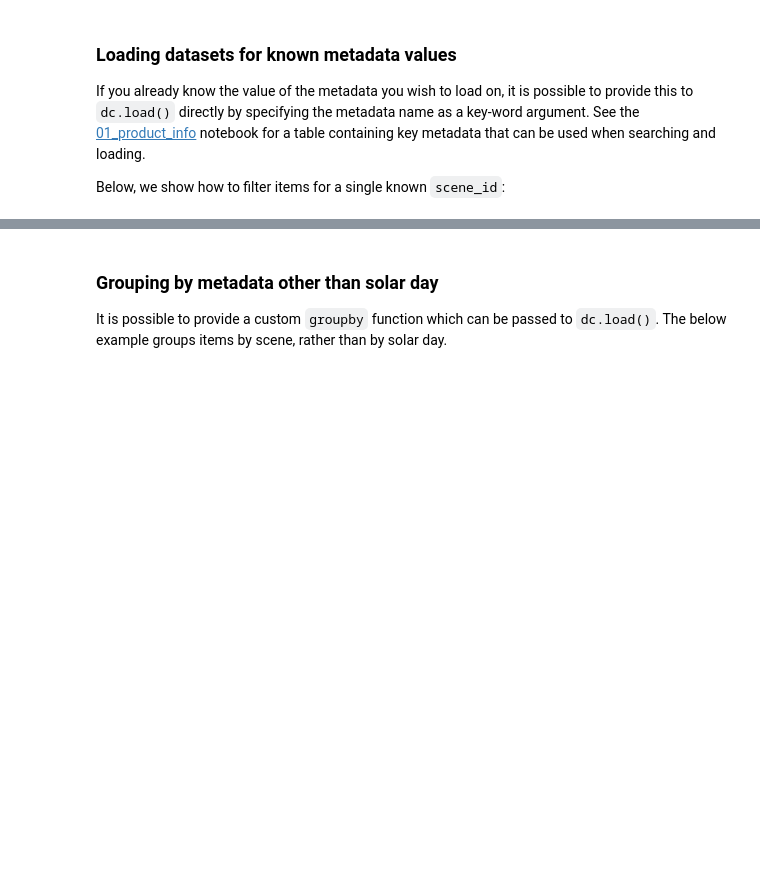
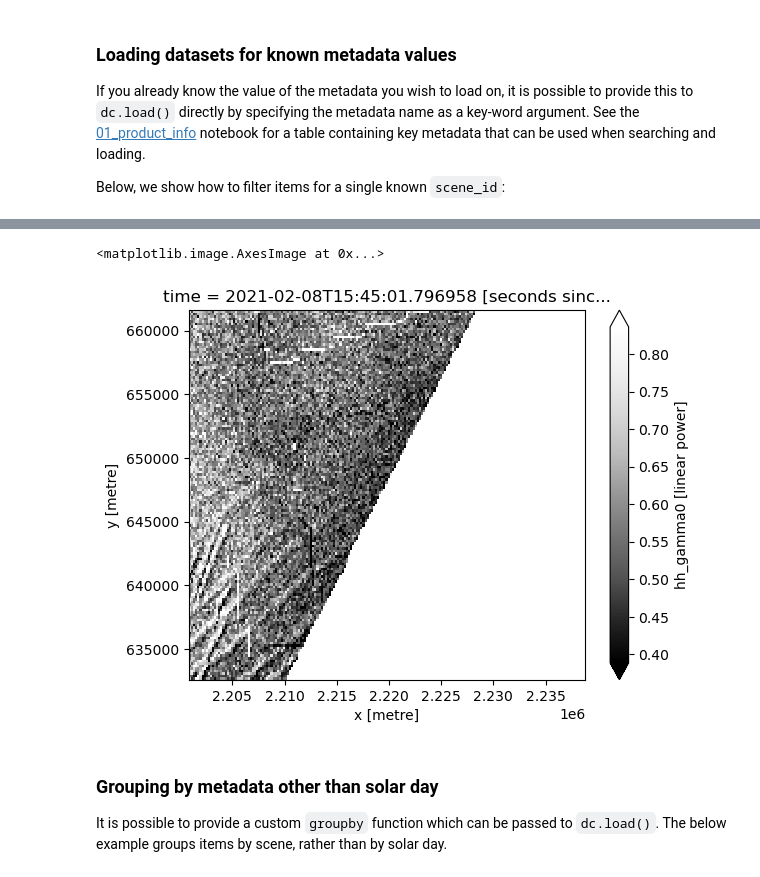
Before and after one commit to eloise-b/de-sar-sample-data, a Jupyter notebook: demo_notebooks/tutorial/04_loading_with_datacube.ipynb, the cells around one changed output, grey strips where cells are left out. Saved outputs shown, nothing was run; the diff lists cells and outputs as text; code cells hidden in the pictures; blank space fills up the shorter version.

```diff
--- a/demo_notebooks/tutorial/04_loading_with_datacube.ipynb
+++ b/demo_notebooks/tutorial/04_loading_with_datacube.ipynb
@@ -213,7 +401,7 @@ ds_scene = dc.load(
     resolution=(output_res, -output_res),
     time=(start_date, end_date),
     group_by=groupy_by_operation,
-    scene_id="S1A_IW_SLC__1SDV_20241115T191815_20241115T191842_056569_06EFD5_BBCA",
+    scene_id="S1A_IW_SLC__1SSH_20210208T154450_20210208T154520_036500_04493D_773C",
     dask_chunks={}
 )
 
@@ -221,5 +458,8 @@ ds_scene
 # %%
-ds_scene.isel(time=0)["VV_gamma0"].plot.imshow(robust=True, cmap="Greys_r")
+ds_scene.isel(time=0)["hh_gamma0"].plot.imshow(robust=True, cmap="Greys_r")
+# %% [output]
+<matplotlib.image.AxesImage at 0x...>
+[figure, added]
 # %% [markdown]
 ### Grouping by metadata other than solar day
 
```
Also changed, not shown: parts of 17 cells of this notebook.
